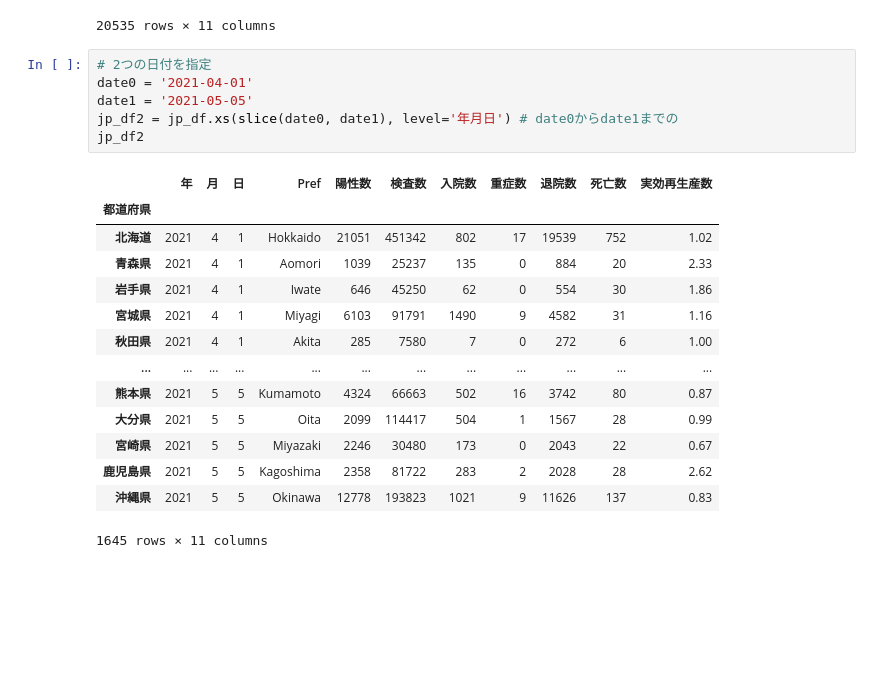
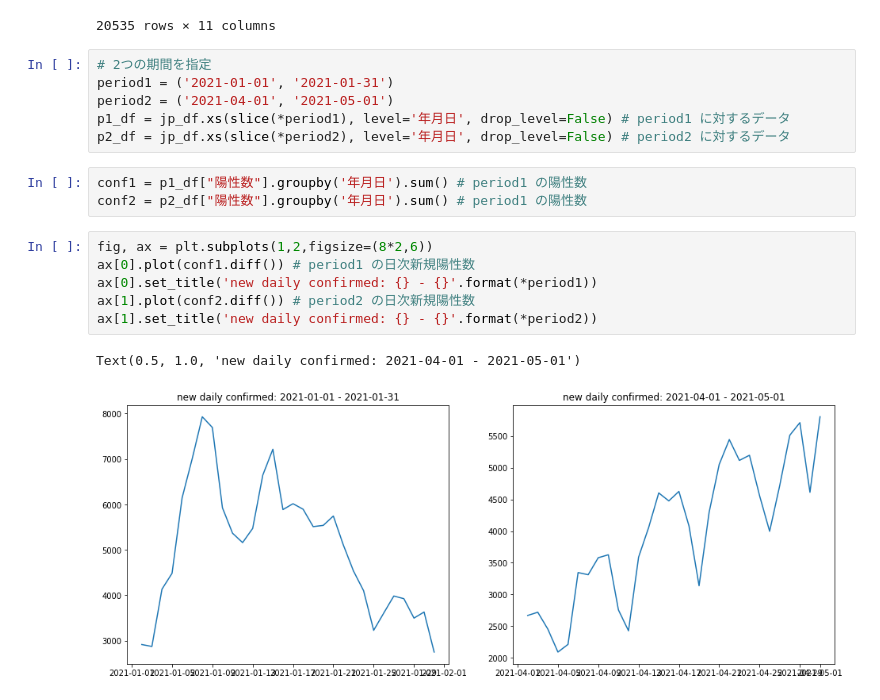
Before and after one commit to nagae/ICL_B_2021, a Jupyter notebook: duration.ipynb, the cells around one changed output. Cells and saved outputs as stored; diff of their text form; blank space fills up the shorter version.

```diff
--- a/duration.ipynb
+++ b/duration.ipynb
@@ -44,24 +50,21 @@ jp_df # jp_df の概観を表示
 | 鹿児島県 | 2021-05-19 | 2021 | 5 | 19 | Kagoshima | 2986 | 93644 | 427 | 3 | 2519 | 28 | ... |
 | 沖縄県 | 2021-05-19 | 2021 | 5 | 19 | Okinawa | 14289 | 205955 | 1639 | 45 | 12510 | 146 | ... |
 20535 rows × 11 columns
-# %%
-# 2つの日付を指定
-date0 = '2021-04-01'
-date1 = '2021-05-05'
-jp_df2 = jp_df.xs(slice(date0, date1), level='年月日') # date0からdate1までの
-jp_df2
-# %% [output]
-|  | 年 | 月 | 日 | Pref | 陽性数 | 検査数 | 入院数 | 重症数 | 退院数 | 死亡数 | 実効再生産数 |
-| 都道府県 |  |  |  |  |  |  |  |  |  |  |  |
-| 北海道 | 2021 | 4 | 1 | Hokkaido | 21051 | 451342 | 802 | 17 | 19539 | 752 | 1.02 |
-| 青森県 | 2021 | 4 | 1 | Aomori | 1039 | 25237 | 135 | 0 | 884 | 20 | 2.33 |
-| 岩手県 | 2021 | 4 | 1 | Iwate | 646 | 45250 | 62 | 0 | 554 | 30 | 1.86 |
-| 宮城県 | 2021 | 4 | 1 | Miyagi | 6103 | 91791 | 1490 | 9 | 4582 | 31 | 1.16 |
-| 秋田県 | 2021 | 4 | 1 | Akita | 285 | 7580 | 7 | 0 | 272 | 6 | 1.00 |
-| ... | ... | ... | ... | ... | ... | ... | ... | ... | ... | ... | ... |
-| 熊本県 | 2021 | 5 | 5 | Kumamoto | 4324 | 66663 | 502 | 16 | 3742 | 80 | 0.87 |
-| 大分県 | 2021 | 5 | 5 | Oita | 2099 | 114417 | 504 | 1 | 1567 | 28 | 0.99 |
-| 宮崎県 | 2021 | 5 | 5 | Miyazaki | 2246 | 30480 | 173 | 0 | 2043 | 22 | 0.67 |
-| 鹿児島県 | 2021 | 5 | 5 | Kagoshima | 2358 | 81722 | 283 | 2 | 2028 | 28 | 2.62 |
-| 沖縄県 | 2021 | 5 | 5 | Okinawa | 12778 | 193823 | 1021 | 9 | 11626 | 137 | 0.83 |
-1645 rows × 11 columns
+# %%
+# 2つの期間を指定
+period1 = ('2021-01-01', '2021-01-31')
+period2 = ('2021-04-01', '2021-05-01')
+p1_df = jp_df.xs(slice(*period1), level='年月日', drop_level=False) # period1 に対するデータ
+p2_df = jp_df.xs(slice(*period2), level='年月日', drop_level=False) # period2 に対するデータ
+# %%
+conf1 = p1_df["陽性数"].groupby('年月日').sum() # period1 の陽性数
+conf2 = p2_df["陽性数"].groupby('年月日').sum() # period1 の陽性数
+# %%
+fig, ax = plt.subplots(1,2,figsize=(8*2,6))
+ax[0].plot(conf1.diff()) # period1 の日次新規陽性数
+ax[0].set_title('new daily confirmed: {} - {}'.format(*period1))
+ax[1].plot(conf2.diff()) # period2 の日次新規陽性数
+ax[1].set_title('new daily confirmed: {} - {}'.format(*period2))
+# %% [output]
+Text(0.5, 1.0, 'new daily confirmed: 2021-04-01 - 2021-05-01')
+[figure, added]
```
Also changed, not shown: parts of 2 cells of this notebook.
